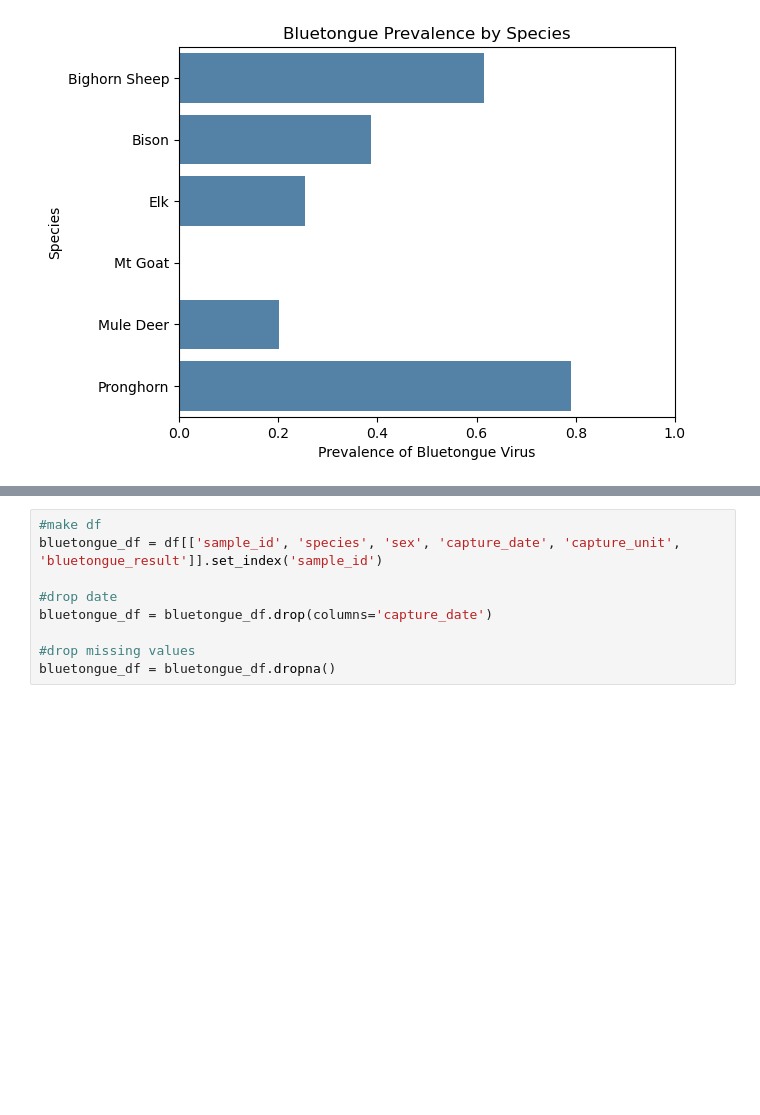
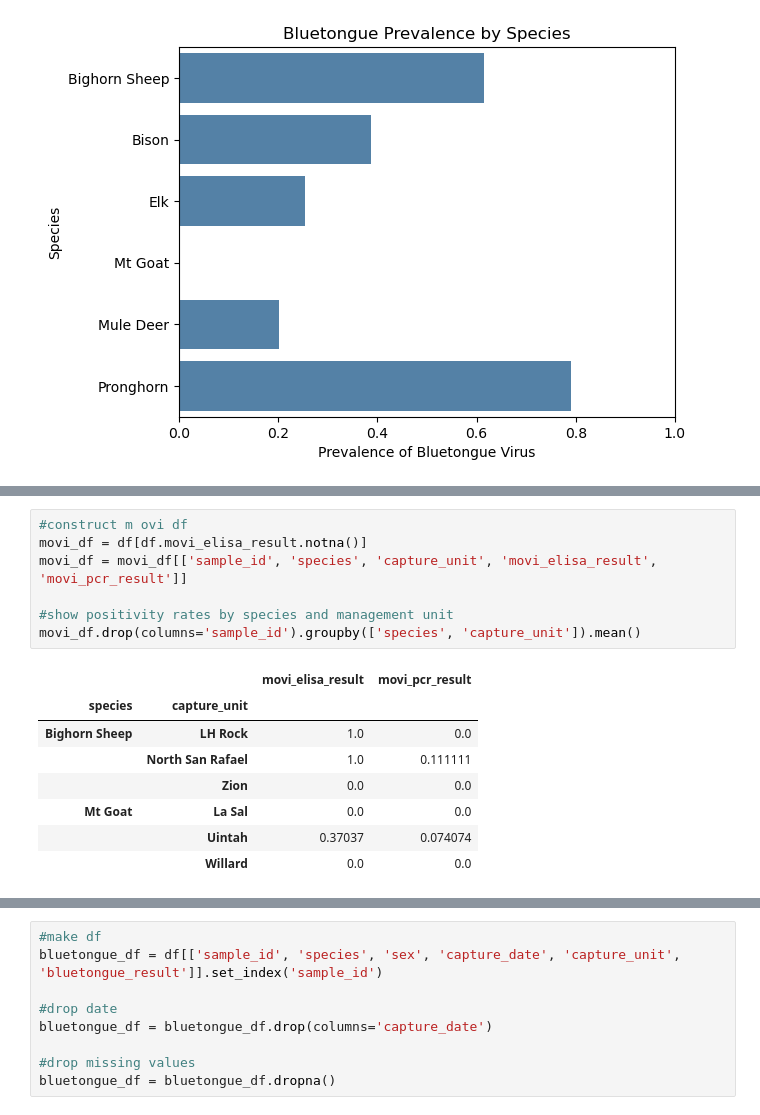
Before and after one commit to epistemetrica/utah_dwr_python, a Jupyter notebook: wildlife_disease.ipynb, the cells around one changed output, grey strips where cells are left out. Drawn from its saved outputs; the diff is of its cells as text; blank space fills up the shorter version.

```diff
--- a/wildlife_disease.ipynb
+++ b/wildlife_disease.ipynb
@@ -481,0 +517,16 @@ A p-value of 1.853 on our t-test means we cannot reject the null hypothesis that
+# %%
+#construct m ovi df
+movi_df = df[df.movi_elisa_result.notna()]
+movi_df = movi_df[['sample_id', 'species', 'capture_unit', 'movi_elisa_result', 'movi_pcr_result']]
+
+#show positivity rates by species and management unit
+movi_df.drop(columns='sample_id').groupby(['species', 'capture_unit']).mean()
+# %% [output]
+|  |  | movi_elisa_result | movi_pcr_result |
+| species | capture_unit |  |  |
+| Bighorn Sheep | LH Rock | 1.0 | 0.0 |
+|  | North San Rafael | 1.0 | 0.111111 |
+|  | Zion | 0.0 | 0.0 |
+| Mt Goat | La Sal | 0.0 | 0.0 |
+|  | Uintah | 0.37037 | 0.074074 |
+|  | Willard | 0.0 | 0.0 |
```
Also changed, not shown: parts of 18 cells of this notebook.
